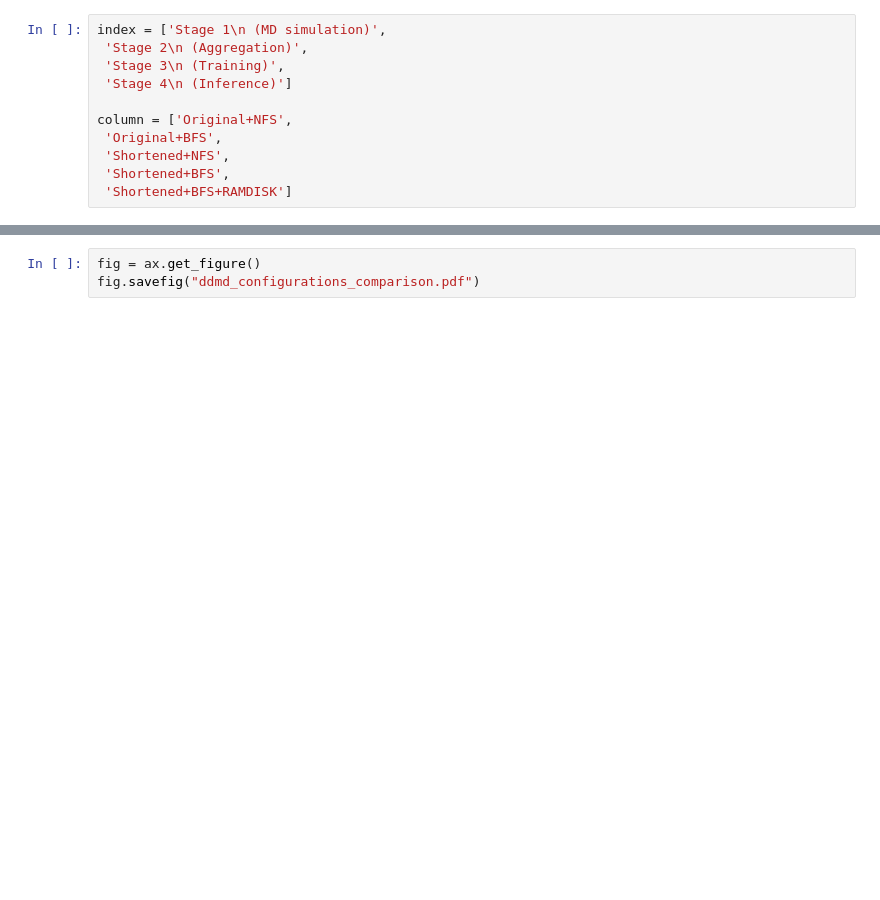
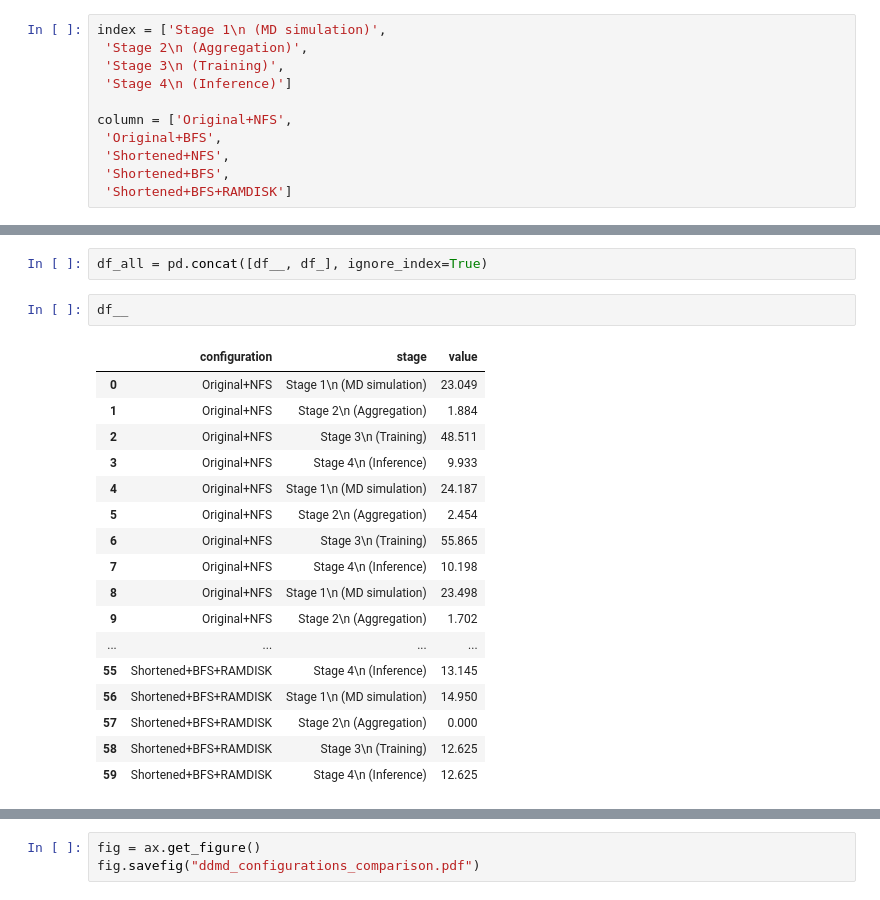
Before and after one commit to lukemartinlogan/deepdrivemd_pnnl, a Jupyter notebook: paper/deepdrivemd-comparison-with-seaborn.ipynb, the cells around one changed output, grey strips where cells are left out. Cells and saved outputs as stored; diff of their text form; blank space fills up the shorter version.

```diff
--- a/paper/deepdrivemd-comparison-with-seaborn.ipynb
+++ b/paper/deepdrivemd-comparison-with-seaborn.ipynb
@@ -118,2 +185,24 @@ for i in column:
+# %%
+df_all = pd.concat([df__, df_], ignore_index=True)
+# %%
+df__
+# %% [output]
+|  | configuration | stage | value |
+| 0 | Original+NFS | Stage 1\n (MD simulation) | 23.049 |
+| 1 | Original+NFS | Stage 2\n (Aggregation) | 1.884 |
+| 2 | Original+NFS | Stage 3\n (Training) | 48.511 |
+| 3 | Original+NFS | Stage 4\n (Inference) | 9.933 |
+| 4 | Original+NFS | Stage 1\n (MD simulation) | 24.187 |
+| 5 | Original+NFS | Stage 2\n (Aggregation) | 2.454 |
+| 6 | Original+NFS | Stage 3\n (Training) | 55.865 |
+| 7 | Original+NFS | Stage 4\n (Inference) | 10.198 |
+| 8 | Original+NFS | Stage 1\n (MD simulation) | 23.498 |
+| 9 | Original+NFS | Stage 2\n (Aggregation) | 1.702 |
+| ... | ... | ... | ... |
+| 55 | Shortened+BFS+RAMDISK | Stage 4\n (Inference) | 13.145 |
+| 56 | Shortened+BFS+RAMDISK | Stage 1\n (MD simulation) | 14.950 |
+| 57 | Shortened+BFS+RAMDISK | Stage 2\n (Aggregation) | 0.000 |
+| 58 | Shortened+BFS+RAMDISK | Stage 3\n (Training) | 12.625 |
+| 59 | Shortened+BFS+RAMDISK | Stage 4\n (Inference) | 12.625 |
 # %%
 plt.figure(figsize=(12,4))
```
Also changed, not shown: parts of 10 cells of this notebook.
